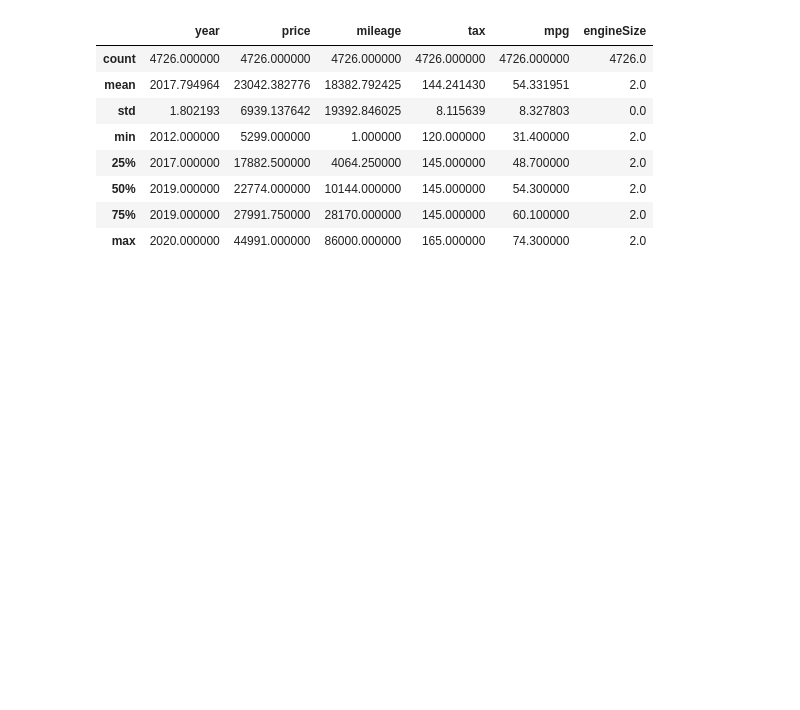
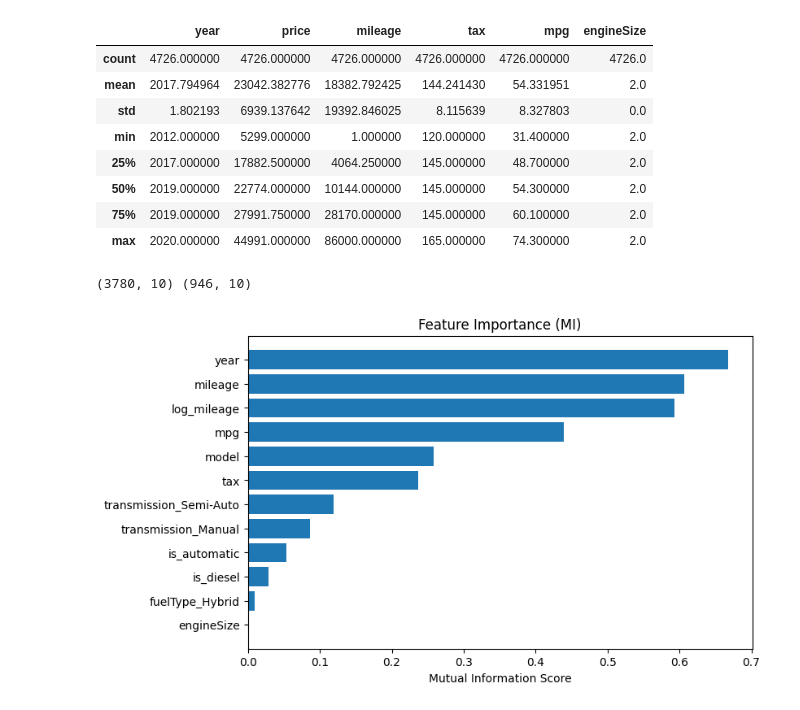
Before and after one commit to AnkanWork1/Training, a Jupyter notebook: WEEK 6/ml-project/notebooks/EDA.ipynb, the cells around one changed output. Drawn from its saved outputs; the diff is of its cells as text; code cells hidden in the pictures; blank space fills up the shorter version.

```diff
--- a/WEEK 6/ml-project/notebooks/EDA.ipynb
+++ b/WEEK 6/ml-project/notebooks/EDA.ipynb
@@ -187,3 +187,30 @@ memory usage: 332.4+ KB
 | 50% | 2019.000000 | 22774.000000 | 10144.000000 | 145.000000 | 54.300000 | 2.0 |
 | 75% | 2019.000000 | 27991.750000 | 28170.000000 | 145.000000 | 60.100000 | 2.0 |
 | max | 2020.000000 | 44991.000000 | 86000.000000 | 165.000000 | 74.300000 | 2.0 |
+# %%
+import joblib
+import pandas as pd
+
+processed_path = "../data/processed/"
+
+# Load features and target
+X_train_final = joblib.load(processed_path + "X_train_final.pkl")
+X_test_final  = joblib.load(processed_path + "X_test_final.pkl")
+
+# Optional: sanity check
+print(X_train_final.shape, X_test_final.shape)
+# %% [output]
+(3780, 10) (946, 10)
+# %%
+mi_df= joblib.load(processed_path + "mi_df.pkl")
+# %%
+import matplotlib.pyplot as plt
+
+plt.figure(figsize=(8,5))
+plt.barh(mi_df["feature"], mi_df["mi_score"])
+plt.xlabel("Mutual Information Score")
+plt.title("Feature Importance (MI)")
+plt.gca().invert_yaxis()
+plt.show()
+# %% [output]
+[figure, added]
```
Also changed, not shown: 16 other files.
